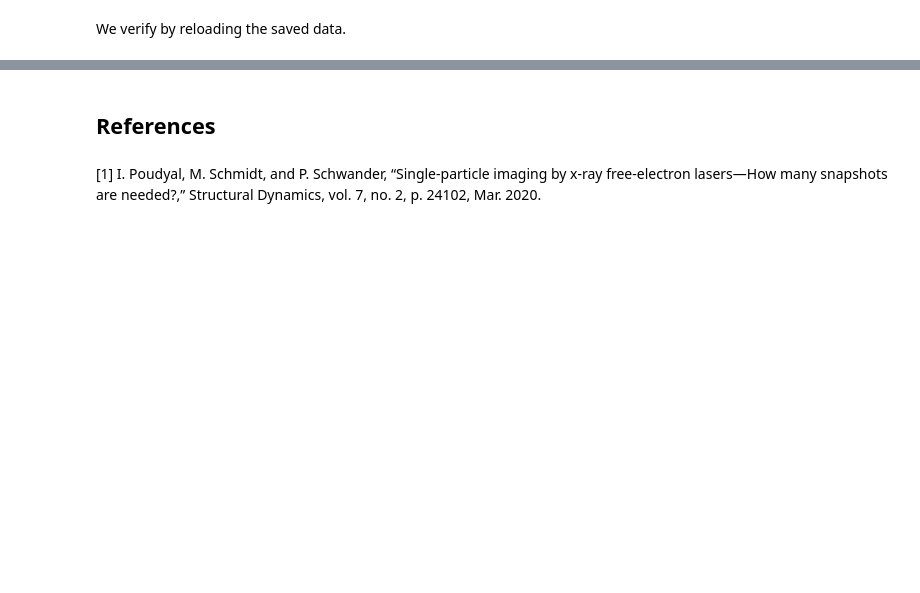
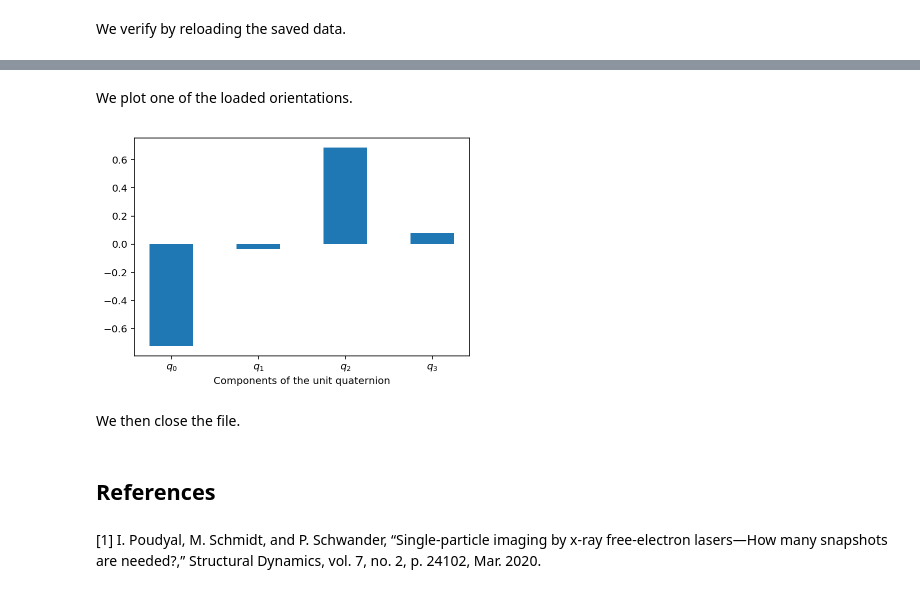
Before and after one commit to chuckie82/skopi, a Jupyter notebook: examples/notebooks/cspi_generate_synthetic_dataset.ipynb, the cells around one changed output, grey strips where cells are left out. Cells and saved outputs as stored; diff of their text form; code cells hidden in the pictures; blank space fills up the shorter version.

```diff
--- a/examples/notebooks/cspi_generate_synthetic_dataset.ipynb
+++ b/examples/notebooks/cspi_generate_synthetic_dataset.ipynb
@@ -278,0 +296,2 @@ np.save(cspi_synthetic_dataset_orientations_file, orientations)
+# %%
+orientations_dataset_name = "orientations"
@@ -288,0 +335,14 @@ np.load(cspi_synthetic_dataset_orientations_file).shape
+# %% [markdown]
+We plot one of the loaded orientations.
+# %%
+orientation = cspi_synthetic_dataset_file_handle[orientations_dataset_name][0]
+plt.figure()
+x = np.arange(len(orientation))
+plt.bar(x, orientation, width=0.5)
+plt.xticks(x, ('$q_0$', '$q_1$', '$q_2$', '$q_3$'))
+plt.xlabel('Components of the unit quaternion')
+plt.show()
+# %% [output]
+[figure, added]
+# %% [markdown]
+We then close the file.
```
Also changed, not shown: parts of 31 cells of this notebook.
